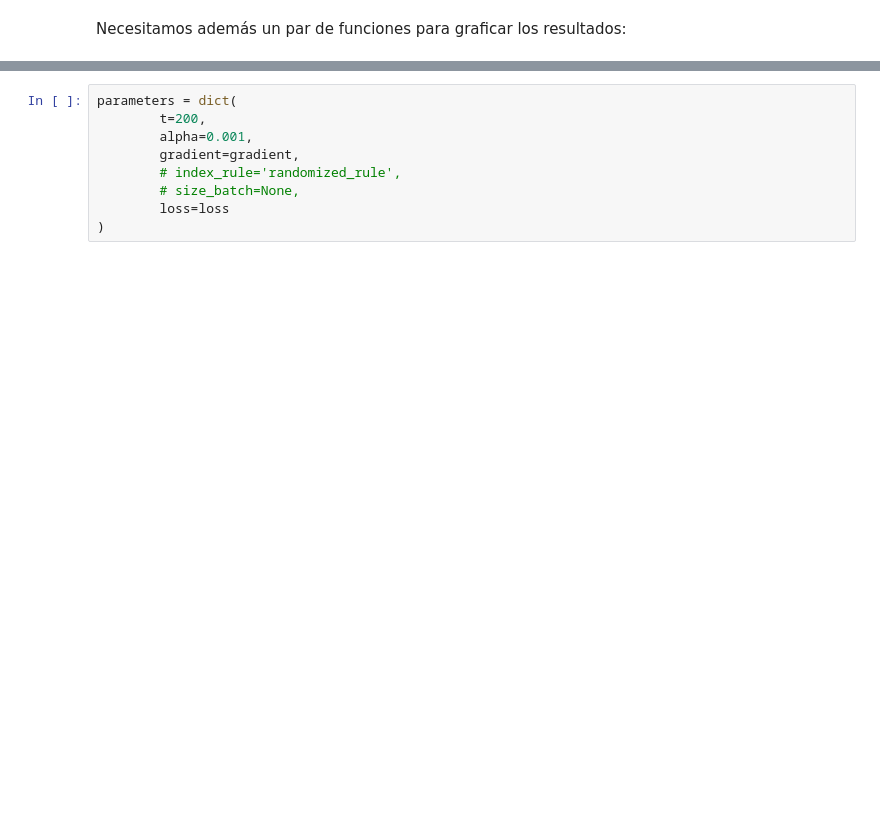
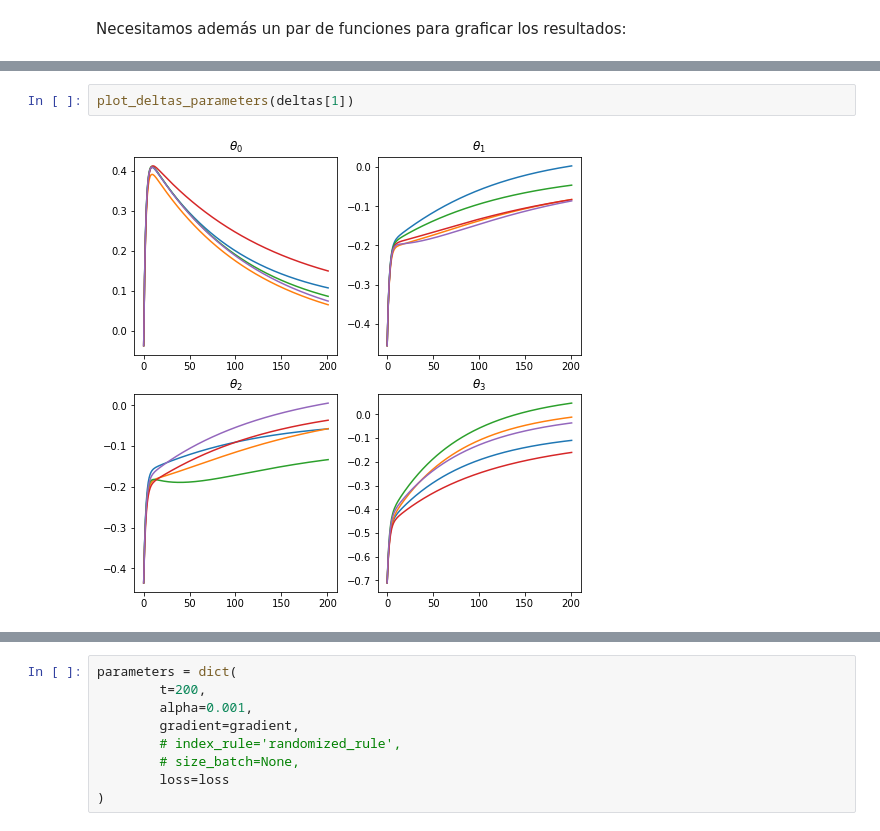
Before and after one commit to alejandrosanchezy/nerve, a Jupyter notebook: Gradiente descendente part 2/ElGradienteDescendente.ipynb, the cells around one changed output, grey strips where cells are left out. Drawn from its saved outputs; the diff is of its cells as text; blank space fills up the shorter version.

```diff
--- a/Gradiente descendente part 2/ElGradienteDescendente.ipynb
+++ b/Gradiente descendente part 2/ElGradienteDescendente.ipynb
@@ -514,0 +568,4 @@ plot_deltas(deltas)
+# %%
+plot_deltas_parameters(deltas[1])
+# %% [output]
+[figure, added]
```
Also changed, not shown: parts of 36 cells of this notebook.
